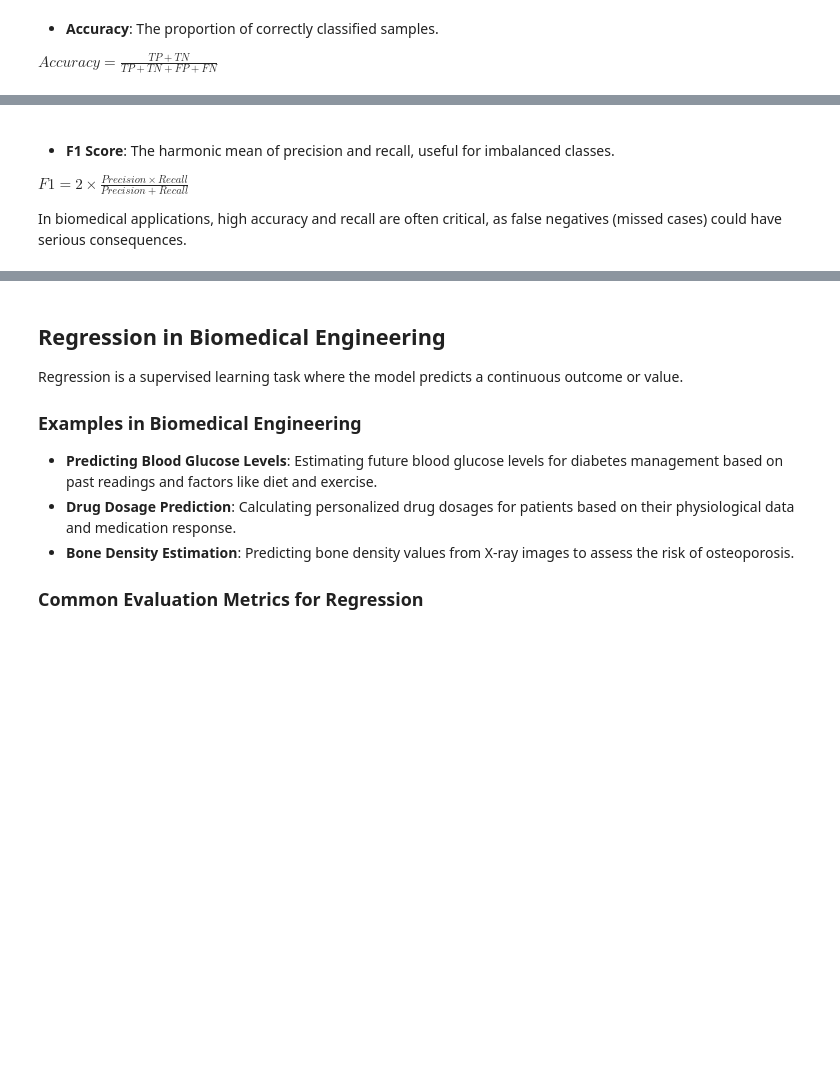
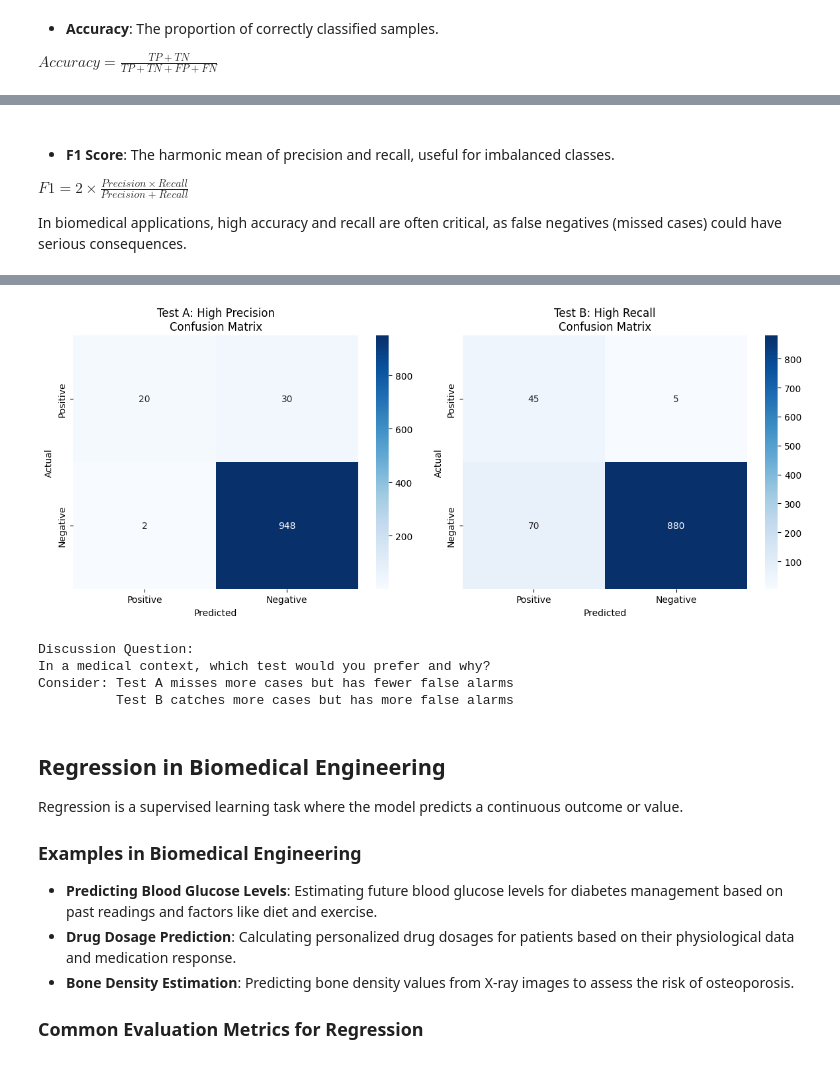
Before and after one commit to uf-bme/bme3053c, a Jupyter notebook: lessons/09_Supervised_Machine_Learning.ipynb, the cells around one changed output, grey strips where cells are left out. Cells and saved outputs as stored; diff of their text form; code cells hidden in the pictures; blank space fills up the shorter version.

```diff
--- a/lessons/09_Supervised_Machine_Learning.ipynb
+++ b/lessons/09_Supervised_Machine_Learning.ipynb
@@ -113,5 +162,5 @@ $Accuracy = \frac{TP + TN}{TP + TN + FP + FN}$
 # %% [markdown]
-  <image src="https://github.com/uf-bme/bme3053c/raw/main/files/Precisionrecall.svg.png" width="500" height="500"/>
+<center><image src="https://github.com/uf-bme/bme3053c/raw/main/files/Precisionrecall.svg.png" height="500"/></center>
 # %% [markdown]
 - **F1 Score**: The harmonic mean of precision and recall, useful for imbalanced classes.
 
@@ -119,3 +168,75 @@ $F1 = 2 \times \frac{Precision \times Recall}{Precision + Recall}$
 
 
 In biomedical applications, high accuracy and recall are often critical, as false negatives (missed cases) could have serious consequences.
+# %%
+# Simulate a medical test for a rare disease
+np.random.seed(42)
+
+# Generate ground truth - 1000 patients, 5% have the disease
+n_patients = 1000
+n_positive = 50  # 5% disease prevalence
+true_labels = np.array([1]*n_positive + [0]*(n_patients-n_positive))
+
+# Simulating two different medical tests
+# Test A: High Precision, Lower Recall
+
+test_A = np.array([1]*20 + [0] * 48 + [1] * 2 + [0]*(n_patients-70))  # Very few false positives
+
+# Test B: High Recall, Lower Precision
+test_B = np.array([1]*45 + [0]*5 + [1]*70 + [0]*(n_patients-120))  # Catches most positives but more false positives
+
+# Calculate metrics
+precision_A = precision_score(true_labels, test_A)
+recall_A = recall_score(true_labels, test_A)
+accuracy_A = accuracy_score(true_labels, test_A)
+f1_A = f1_score(true_labels, test_A)
+
+precision_B = precision_score(true_labels, test_B)
+recall_B = recall_score(true_labels, test_B)
+accuracy_B = accuracy_score(true_labels, test_B)
+f1_B = f1_score(true_labels, test_B)
+
+print("Test A (High Precision):")
+print(f"Precision: {precision_A:.2f} - Of all positive predictions, {precision_A*100:.1f}% were correct")
+print(f"Recall: {recall_A:.2f} - Caught {recall_A*100:.1f}% of all actual disease cases")
+print(f"Accuracy: {accuracy_A:.2f} - {accuracy_A*100:.1f}% of all predictions were correct")
+print(f"F1 Score: {f1_A:.2f}")
+print("\nTest B (High Recall):")
+print(f"Precision: {precision_B:.2f} - Of all positive predictions, {precision_B*100:.1f}% were correct")
+print(f"Recall: {recall_B:.2f} - Caught {recall_B*100:.1f}% of all actual disease cases")
+print(f"Accuracy: {accuracy_B:.2f} - {accuracy_B*100:.1f}% of all predictions were correct")
+print(f"F1 Score: {f1_B:.2f}")
+
+# Visualize confusion matrices using seaborn
+fig, (ax1, ax2) = plt.subplots(1, 2, figsize=(12, 5))
+
+conf_matrix_A = confusion_matrix(true_labels, test_A)
+conf_matrix_B = confusion_matrix(true_labels, test_B)
+
+# Flip the matrices to put TP in upper left and TN in lower right
+conf_matrix_A = np.flip(conf_matrix_A, axis=(0,1))
+conf_matrix_B = np.flip(conf_matrix_B, axis=(0,1))
+
+# Plot matrices using seaborn heatmap
+sns.heatmap(conf_matrix_A, annot=True, fmt='d', cmap='Blues', ax=ax1,
+            xticklabels=['Positive', 'Negative'],
+            yticklabels=['Positive', 'Negative'])
+sns.heatmap(conf_matrix_B, annot=True, fmt='d', cmap='Blues', ax=ax2,
+            xticklabels=['Positive', 'Negative'],
+            yticklabels=['Positive', 'Negative'])
+
+ax1.set_title('Test A: High Precision\nConfusion Matrix')
+ax2.set_title('Test B: High Recall\nConfusion Matrix')
+
+for ax in [ax1, ax2]:
+    ax.set_xlabel('Predicted')
+    ax.set_ylabel('Actual')
+
+plt.tight_layout()
+plt.show()
+
+print("\nDiscussion Question:")
+print("In a medical context, which test would you prefer and why?")
+print("Consider: Test A misses more cases but has fewer false alarms")
+print("          Test B catches more cases but has more false alarms")
+# %% [output]
@@ -122,3 +254,8 @@ In biomedical applications, high accuracy and recall are often critical, as fals
+[figure, added]
+Discussion Question:
+In a medical context, which test would you prefer and why?
+Consider: Test A misses more cases but has fewer false alarms
+          Test B catches more cases but has more false alarms
 # %% [markdown]
 ## Regression in Biomedical Engineering
 
```
Also changed, not shown: parts of 23 cells of this notebook.
